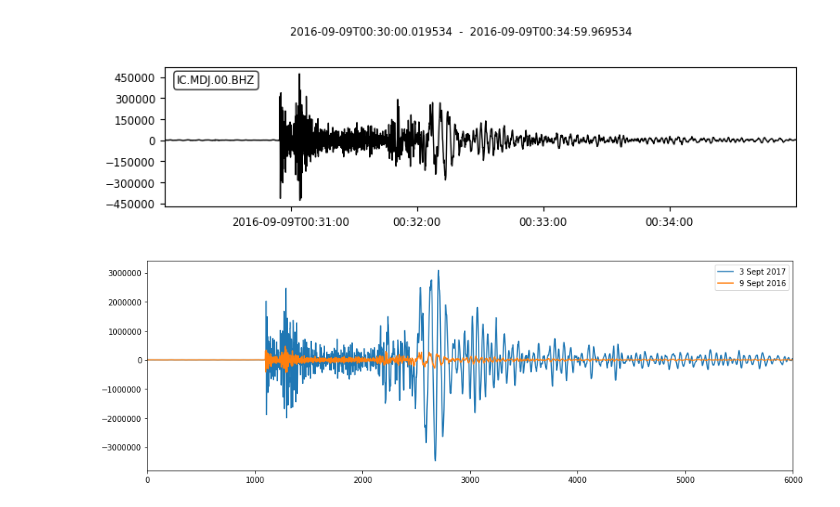
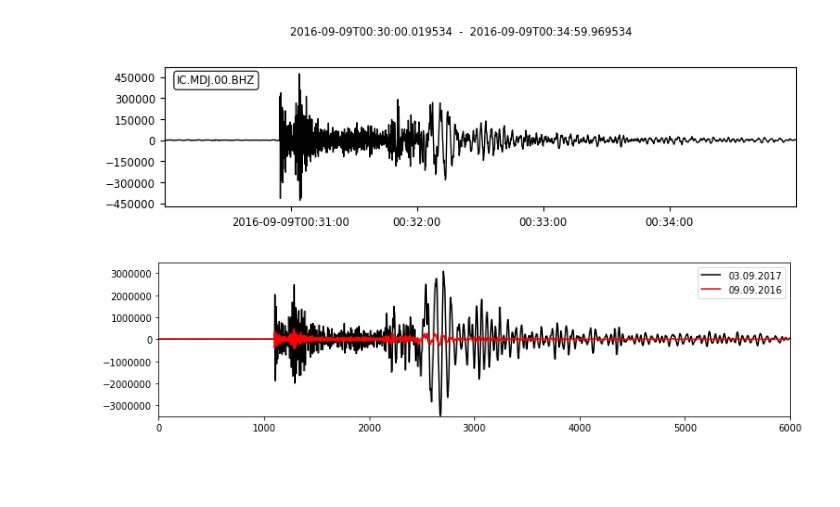
Before and after one commit to geotechno/obspy, a Jupyter notebook: nuclear_test.ipynb, the cells around one changed output. Drawn from its saved outputs; the diff is of its cells as text; code cells hidden in the pictures; blank space fills up the shorter version.

```diff
--- a/nuclear_test.ipynb
+++ b/nuclear_test.ipynb
@@ -55,11 +55,12 @@ st2.plot()
 [figure]
 # %%
 # plot them together
-plt.figure(figsize=(15,5))
-plt.plot(st1.traces[0], label="3 Sept 2017")
-plt.plot(st2.traces[0], label="9 Sept 2016")
+plt.figure(figsize=(12,3))
+plt.plot(st1.traces[0], color='k', label="03.09.2017")
+plt.plot(st2.traces[0], color='r',label="09.09.2016")
 plt.legend()
 plt.xlim(0,6000)
+plt.ylim(-3500000,3500000)
 plt.show()
 # %% [output]
-[figure, old version]
+[figure, new version]
```
Also changed, not shown: parts of 3 cells of this notebook.
